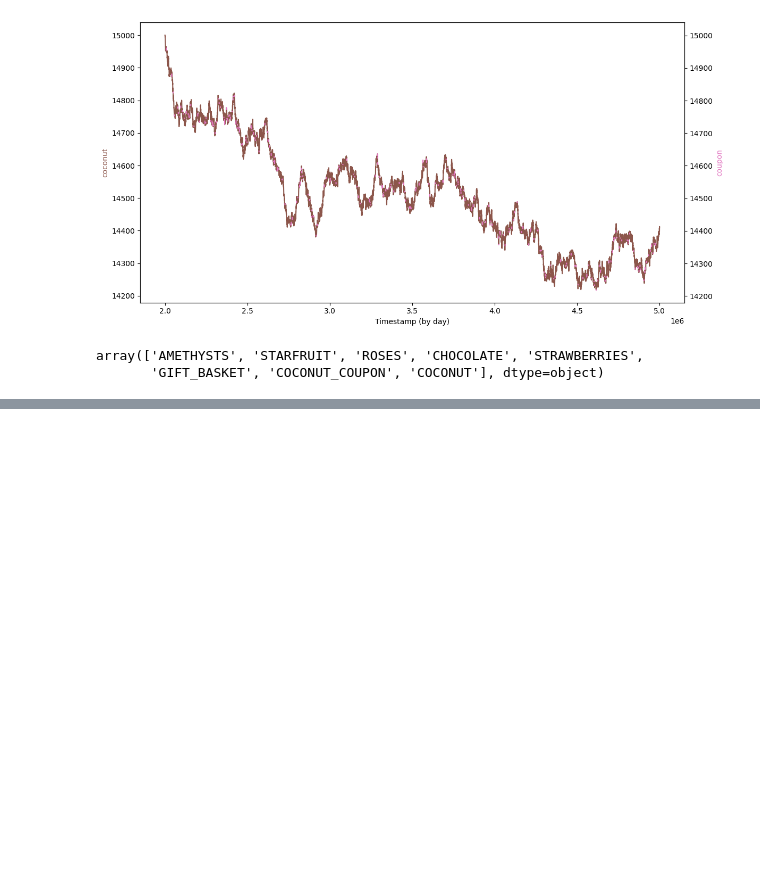
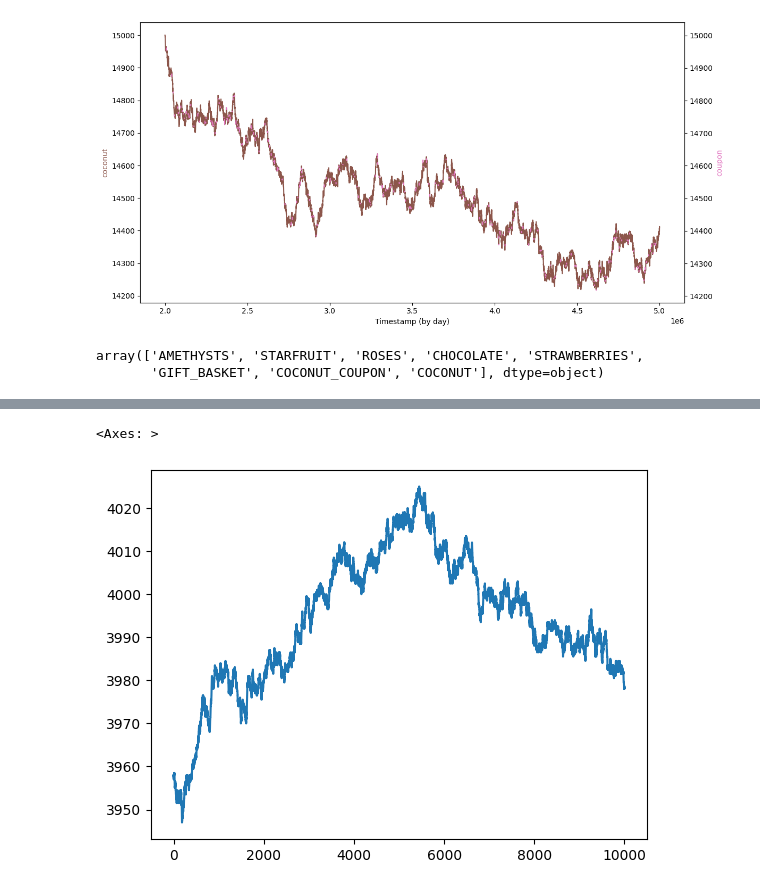
Before and after one commit to felixpoirier1/Prosperity, a Jupyter notebook: round_5_test.ipynb, the cells around one changed output, grey strips where cells are left out. Drawn from its saved outputs; the diff is of its cells as text; code cells hidden in the pictures; blank space fills up the shorter version.

```diff
--- a/round_5_test.ipynb
+++ b/round_5_test.ipynb
@@ -159,0 +200,5 @@ plt.plot(gift_basket.profit_and_loss)
+# %%
+(strawberries.mid_price).plot()
+# %% [output]
+<Axes: >
+[figure, added]
```
Also changed, not shown: parts of 7 cells of this notebook.
